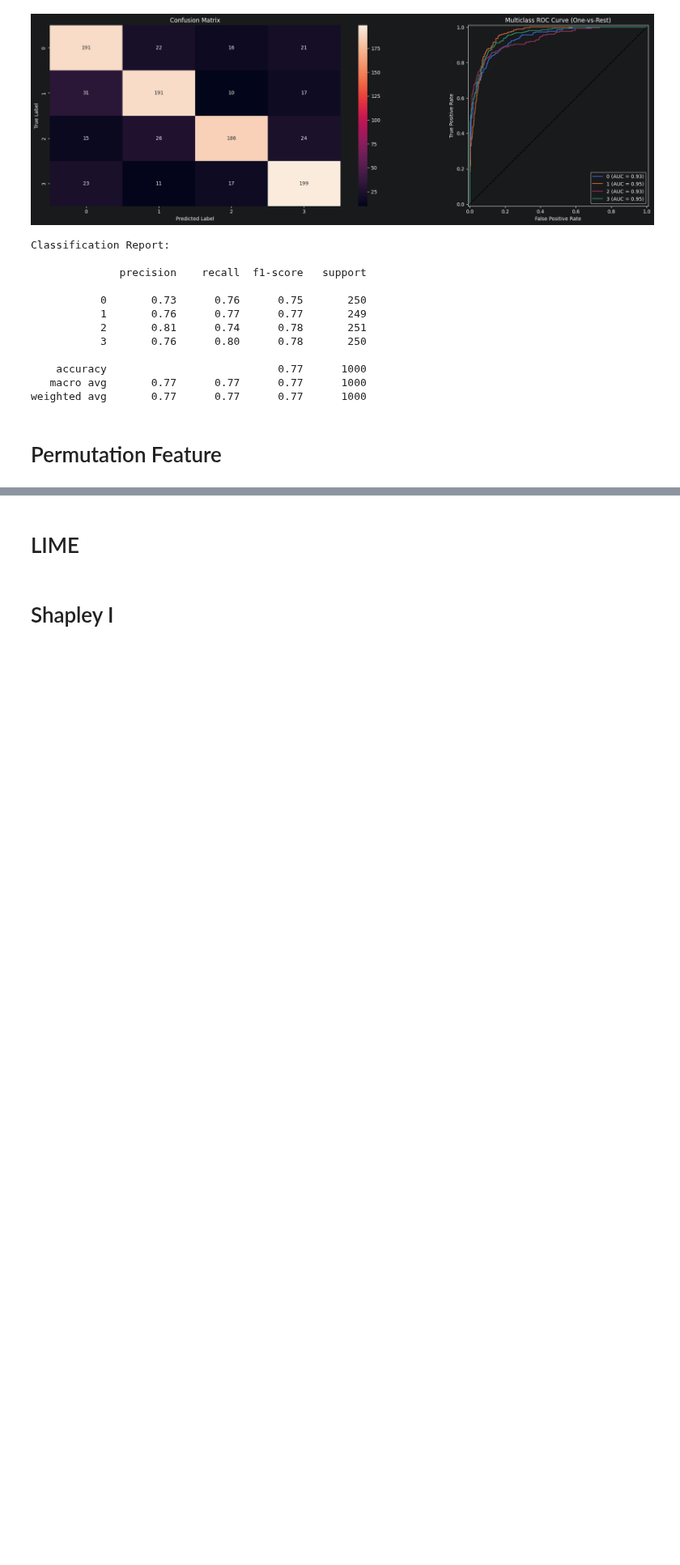
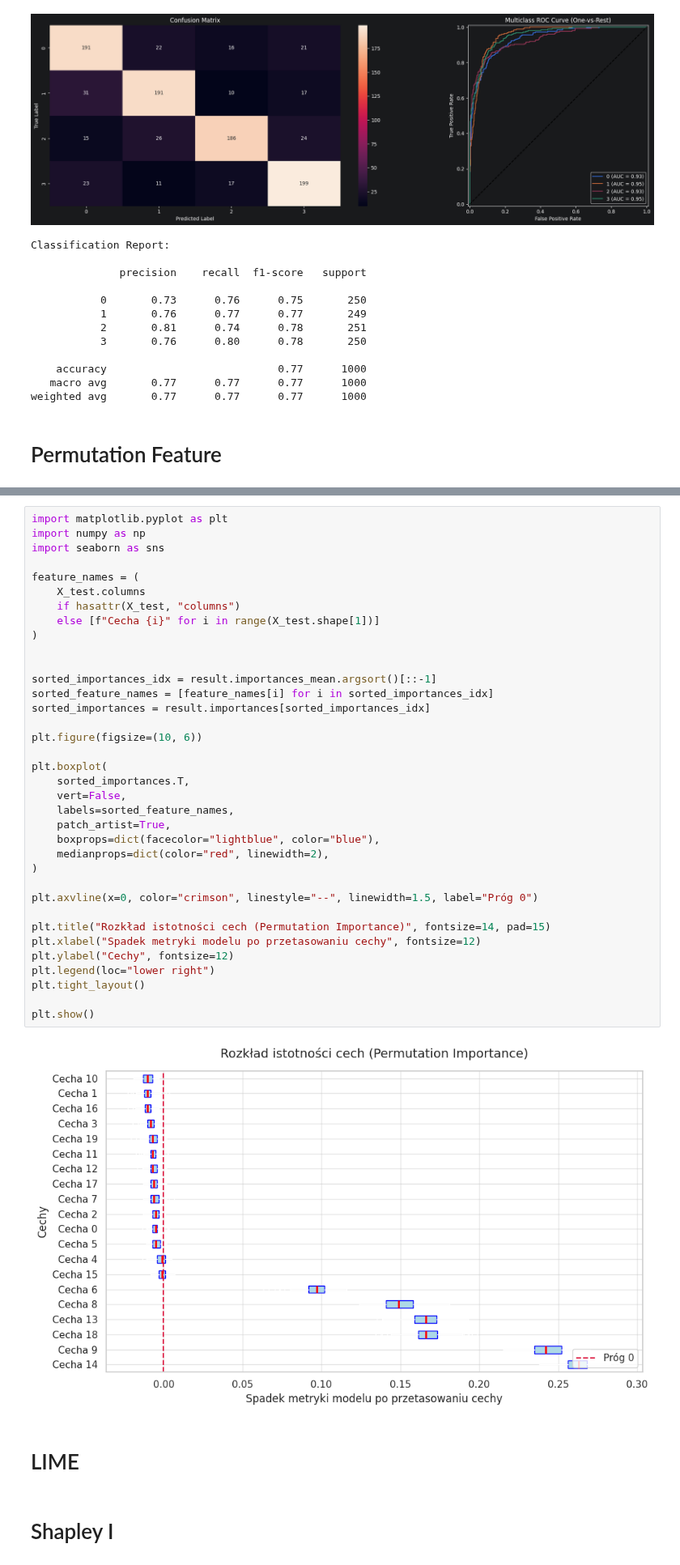
Before and after one commit to xXKeNdAmAmAsTeRXx/Deep_Learning_Labs, a Jupyter notebook: Lab10/XAI_Classification_toy_set.ipynb, the cells around one changed output, grey strips where cells are left out. Shown at 81% size. Drawn from its saved outputs; the diff is of its cells as text; blank space fills up the shorter version.

Commit message:
feature importance for classifier

```diff
--- a/Lab10/XAI_Classification_toy_set.ipynb
+++ b/Lab10/XAI_Classification_toy_set.ipynb
@@ -403,3 +463,41 @@ weighted avg       0.77      0.77      0.77      1000
+# %%
+import matplotlib.pyplot as plt
+import numpy as np
+import seaborn as sns
+
+feature_names = (
+    X_test.columns
+    if hasattr(X_test, "columns")
+    else [f"Cecha {i}" for i in range(X_test.shape[1])]
+)
+
+
+sorted_importances_idx = result.importances_mean.argsort()[::-1]
+sorted_feature_names = [feature_names[i] for i in sorted_importances_idx]
+sorted_importances = result.importances[sorted_importances_idx]
+
+plt.figure(figsize=(10, 6))
+
+plt.boxplot(
+    sorted_importances.T,
+    vert=False,
+    labels=sorted_feature_names,
+    patch_artist=True,
+    boxprops=dict(facecolor="lightblue", color="blue"),
+    medianprops=dict(color="red", linewidth=2),
+)
+
+plt.axvline(x=0, color="crimson", linestyle="--", linewidth=1.5, label="Próg 0")
+
+plt.title("Rozkład istotności cech (Permutation Importance)", fontsize=14, pad=15)
+plt.xlabel("Spadek metryki modelu po przetasowaniu cechy", fontsize=12)
+plt.ylabel("Cechy", fontsize=12)
+plt.legend(loc="lower right")
+plt.tight_layout()
+
+plt.show()
+# %% [output]
+[figure, added]
 # %% [markdown]
 # LIME
 # %% [markdown]
```
Also changed, not shown: parts of 2 cells of this notebook.
